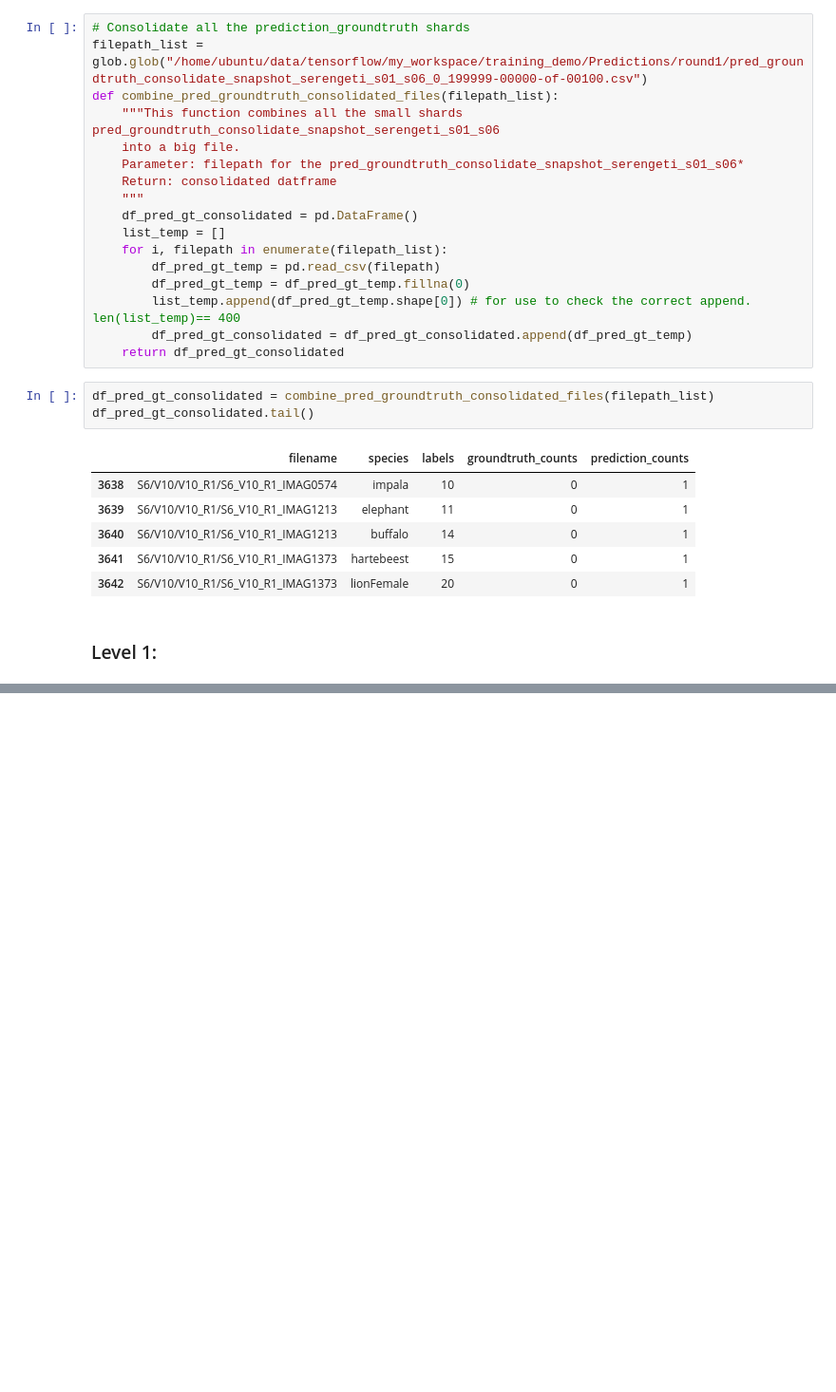
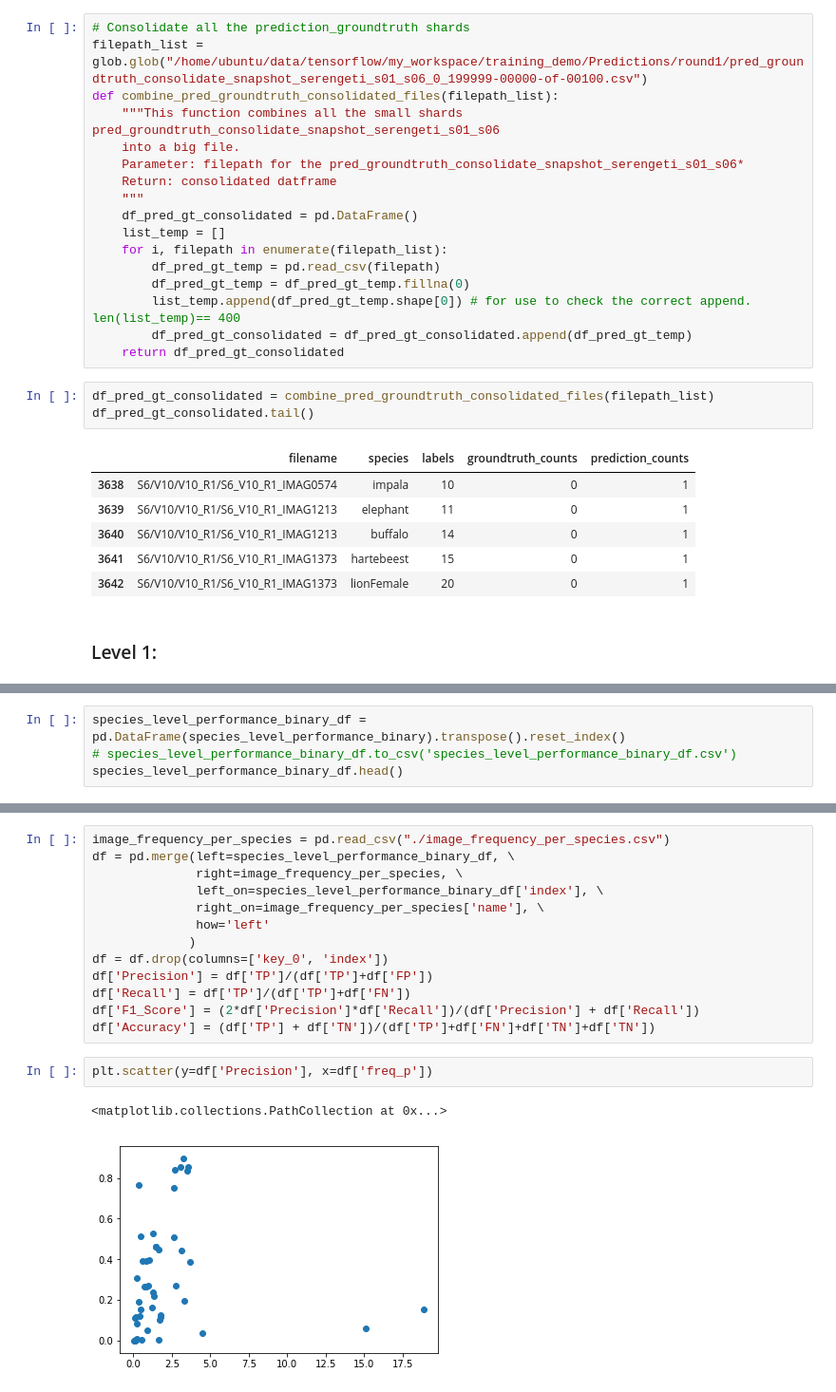
Before and after one commit to Manish-rai21bit/camera-trap-detection, a Jupyter notebook: EDA_and_ModelEvaluation/Evaluations_for_species_detection.ipynb, the cells around one changed output, grey strips where cells are left out. Shown at 95% size. Cells and saved outputs as stored; diff of their text form; blank space fills up the shorter version.

Commit message:
visualization for Precision vs Recall vs data training data size

```diff
--- a/EDA_and_ModelEvaluation/Evaluations_for_species_detection.ipynb
+++ b/EDA_and_ModelEvaluation/Evaluations_for_species_detection.ipynb
@@ -221,0 +210,4 @@ Accuracy: 0.064
+# %%
+species_level_performance_binary_df = pd.DataFrame(species_level_performance_binary).transpose().reset_index()
+# species_level_performance_binary_df.to_csv('species_level_performance_binary_df.csv')
+species_level_performance_binary_df.head()
@@ -221,0 +230,18 @@ Accuracy: 0.064
+# %%
+image_frequency_per_species = pd.read_csv("./image_frequency_per_species.csv")
+df = pd.merge(left=species_level_performance_binary_df, \
+              right=image_frequency_per_species, \
+              left_on=species_level_performance_binary_df['index'], \
+              right_on=image_frequency_per_species['name'], \
+              how='left'
+             )
+df = df.drop(columns=['key_0', 'index'])
+df['Precision'] = df['TP']/(df['TP']+df['FP'])
+df['Recall'] = df['TP']/(df['TP']+df['FN'])
+df['F1_Score'] = (2*df['Precision']*df['Recall'])/(df['Precision'] + df['Recall'])
+df['Accuracy'] = (df['TP'] + df['TN'])/(df['TP']+df['FN']+df['TN']+df['TN'])
+# %%
+plt.scatter(y=df['Precision'], x=df['freq_p'])
+# %% [output]
+<matplotlib.collections.PathCollection at 0x...>
+[figure, added]
```
Also changed, not shown: parts of 12 cells of this notebook.
